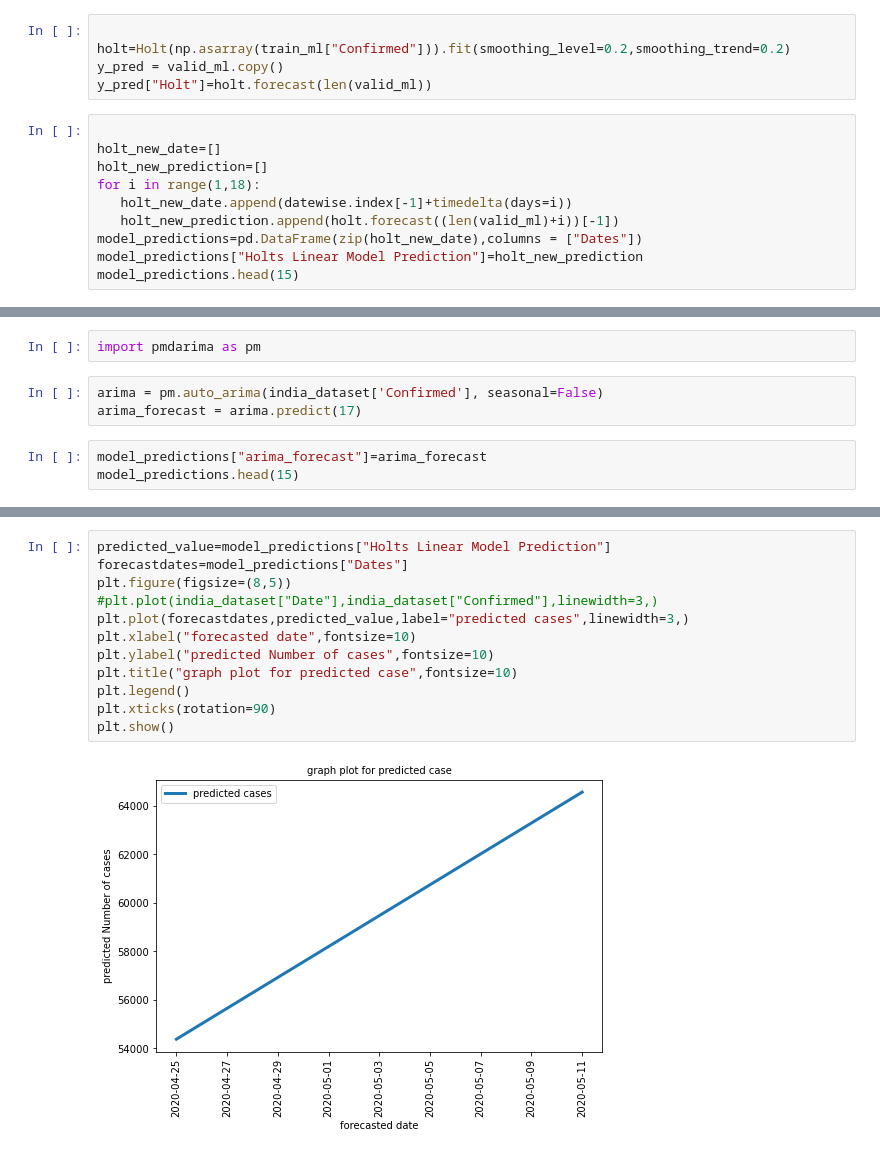
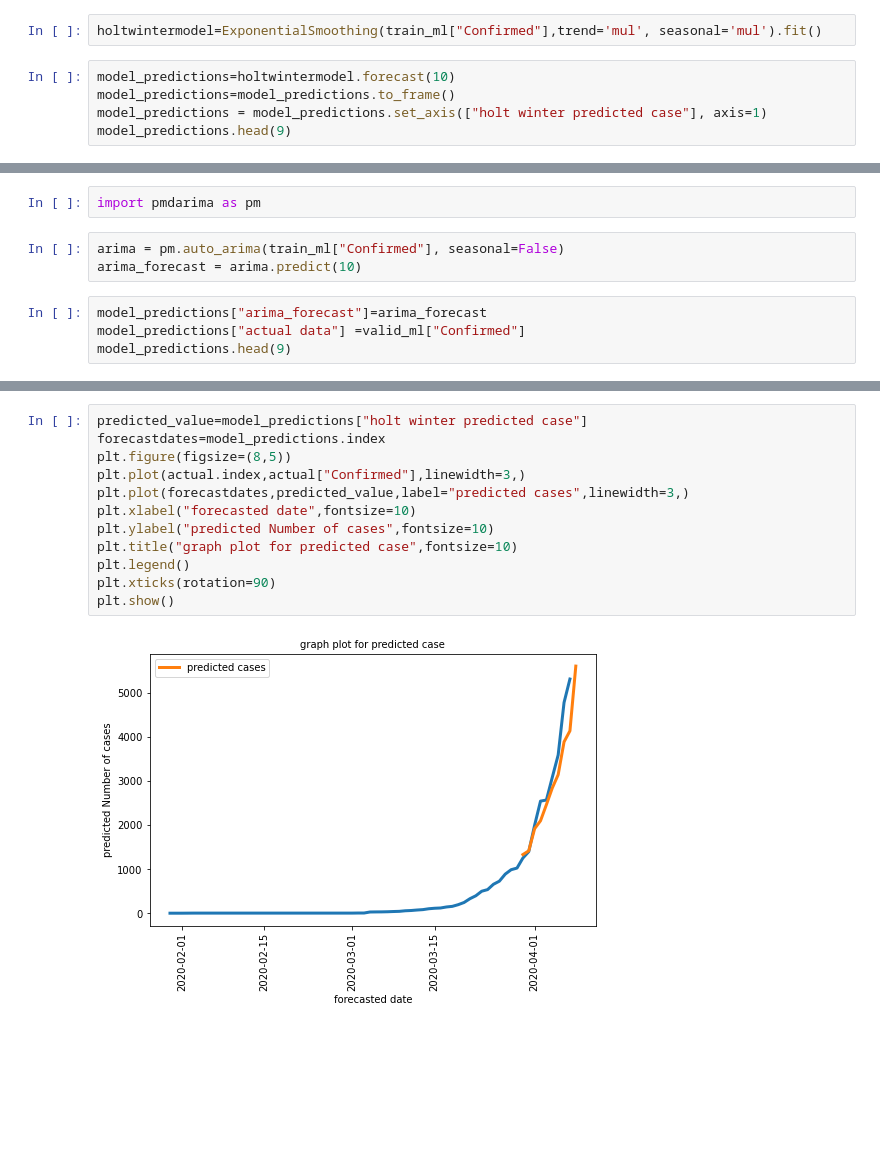
Before and after one commit to balaji1702/covid19caseprrediction, a Jupyter notebook: case forecasting and prediction.ipynb, the cells around one changed output, grey strips where cells are left out. Cells and saved outputs as stored; diff of their text form; blank space fills up the shorter version.

```diff
--- a/case forecasting and prediction.ipynb
+++ b/case forecasting and prediction.ipynb
@@ -248,16 +259,8 @@ valid_ml = datewise.iloc[:int(datewise.shape[0]*0.85)]
 # %%
-
-holt=Holt(np.asarray(train_ml["Confirmed"])).fit(smoothing_level=0.2,smoothing_trend=0.2)
-y_pred = valid_ml.copy()
-y_pred["Holt"]=holt.forecast(len(valid_ml))
+holtwintermodel=ExponentialSmoothing(train_ml["Confirmed"],trend='mul', seasonal='mul').fit()
 # %%
-
-holt_new_date=[]
-holt_new_prediction=[]
-for i in range(1,18):
-   holt_new_date.append(datewise.index[-1]+timedelta(days=i))
-   holt_new_prediction.append(holt.forecast((len(valid_ml)+i))[-1])
-model_predictions=pd.DataFrame(zip(holt_new_date),columns = ["Dates"])
-model_predictions["Holts Linear Model Prediction"]=holt_new_prediction
-model_predictions.head(15)
+model_predictions=holtwintermodel.forecast(10)
+model_predictions=model_predictions.to_frame()
+model_predictions = model_predictions.set_axis(["holt winter predicted case"], axis=1)
+model_predictions.head(9)
 # %% [output]
@@ -298,9 +295,10 @@ Requirement already satisfied: patsy>=0.5 in c:\users\admin\anaconda3\lib\site-p
 # %%
 import pmdarima as pm
 # %%
-arima = pm.auto_arima(india_dataset['Confirmed'], seasonal=False)
-arima_forecast = arima.predict(17)
+arima = pm.auto_arima(train_ml["Confirmed"], seasonal=False)
+arima_forecast = arima.predict(10)
 # %%
 model_predictions["arima_forecast"]=arima_forecast
-model_predictions.head(15)
+model_predictions["actual data"] =valid_ml["Confirmed"]
+model_predictions.head(9)
 # %% [output]
@@ -323,14 +315,14 @@ model_predictions.head(15)
 # %%
-predicted_value=model_predictions["Holts Linear Model Prediction"]
-forecastdates=model_predictions["Dates"]
+predicted_value=model_predictions["holt winter predicted case"]
+forecastdates=model_predictions.index
 plt.figure(figsize=(8,5))
-#plt.plot(india_dataset["Date"],india_dataset["Confirmed"],linewidth=3,)
+plt.plot(actual.index,actual["Confirmed"],linewidth=3,)
 plt.plot(forecastdates,predicted_value,label="predicted cases",linewidth=3,)
 plt.xlabel("forecasted date",fontsize=10)
 plt.ylabel("predicted Number of cases",fontsize=10)
 plt.title("graph plot for predicted case",fontsize=10)
 plt.legend()
 plt.xticks(rotation=90)
 plt.show()
 # %% [output]
-[figure, old version]
+[figure, new version]
```
Also changed, not shown: parts of 16 cells of this notebook.
